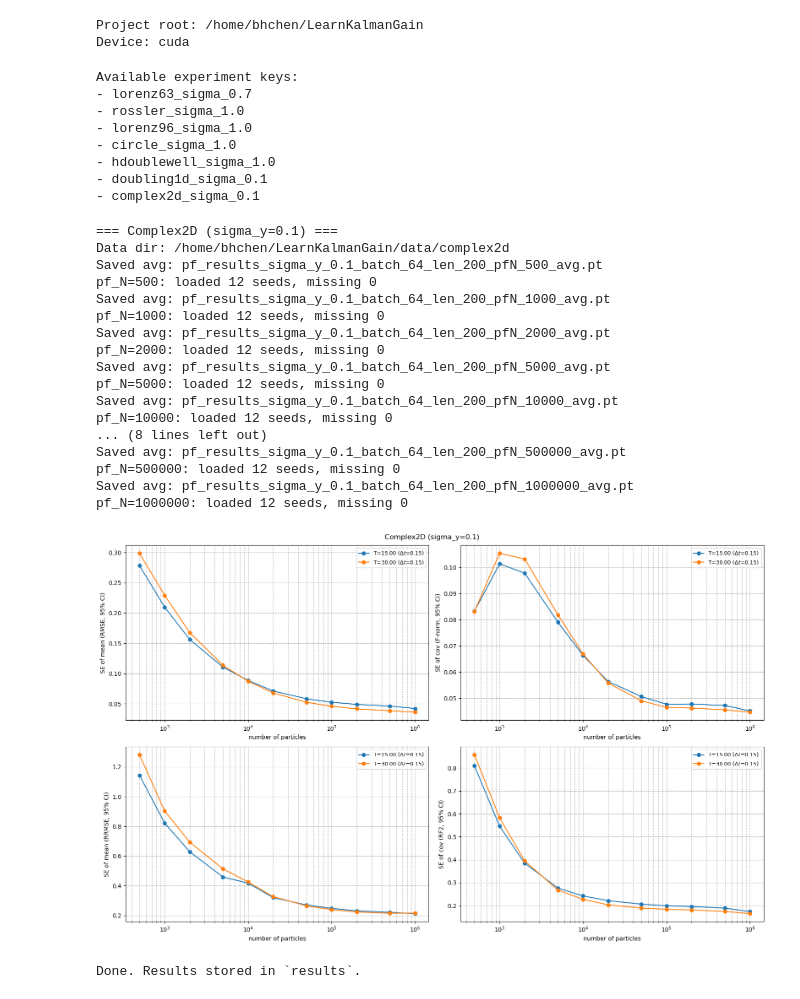
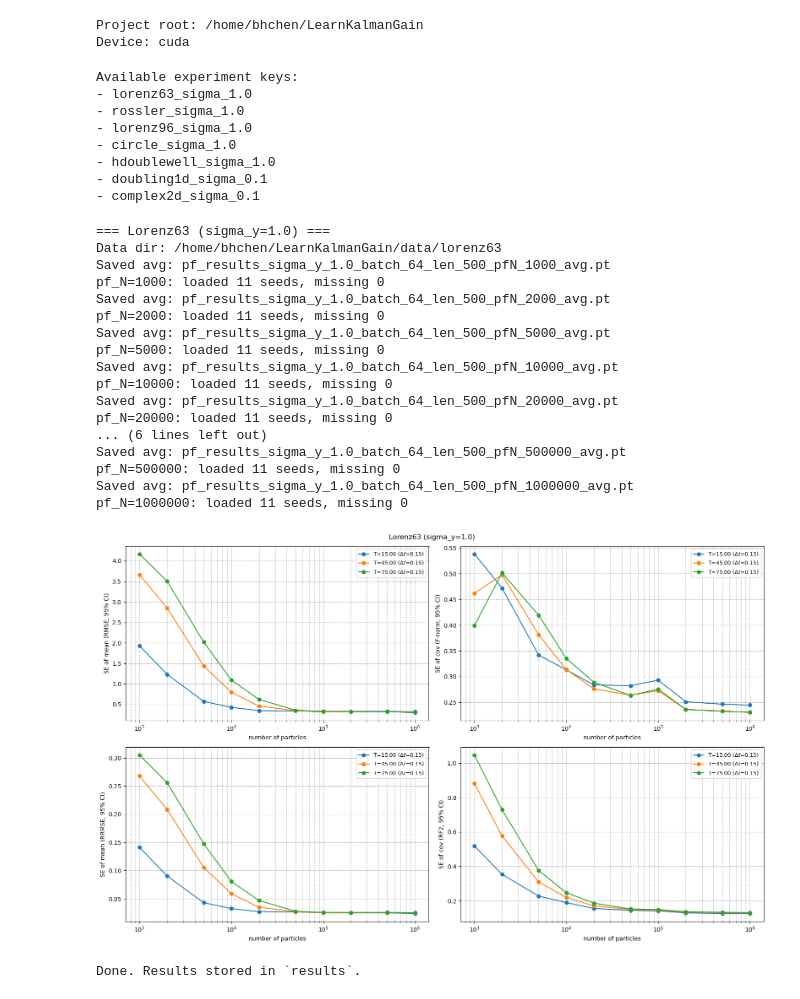
Before and after one commit to wispcarey/Proper-Scoring-Ensemble-Filter, a Jupyter notebook: test_notebooks/pf_exam.ipynb, the cells around one changed output. Saved outputs shown, nothing was run; the diff lists cells and outputs as text; code cells hidden in the pictures.

```diff
--- a/test_notebooks/pf_exam.ipynb
+++ b/test_notebooks/pf_exam.ipynb
@@ -286,10 +286,10 @@ SEEDS_12 = [0, 1, 2, 3, 4, 5, 6, 7, 8, 9, 10, 42]
 SEEDS_100 = list(range(100))
 
 EXPERIMENTS = {
-    "lorenz63_sigma_0.7": ExperimentConfig(
-        name="Lorenz63 (sigma_y=0.7)",
+    "lorenz63_sigma_1.0": ExperimentConfig(
+        name="Lorenz63 (sigma_y=1.0)",
         dataset="lorenz63",
-        sigma_y=0.7,
+        sigma_y=1.0,
         input_len=500,
         pf_N_list=COMMON_PF_N,
         seed_list=SEEDS_11,
@@ -334,7 +334,7 @@ EXPERIMENTS = {
     "doubling1d_sigma_0.1": ExperimentConfig(
         name="Doubling1D (sigma_y=0.1)",
         dataset="doubling1d",
-        sigma_y=0.1,
+        sigma_y=0.2,
         input_len=200,
         output_len=200,
         pf_N_list=COMMON_PF_N,
@@ -345,7 +345,7 @@ EXPERIMENTS = {
     "complex2d_sigma_0.1": ExperimentConfig(
         name="Complex2D (sigma_y=0.1)",
         dataset="complex2d",
-        sigma_y=0.1,
+        sigma_y=0.2,
         input_len=200,
         output_len=200,
         pf_N_list=[500, 1000, 2000, 5000, 10000, 20000, 50000, 100000, 200000, 500000, 1000000],
@@ -359,7 +359,7 @@ for key in EXPERIMENTS:
     print(f"- {key}")
 # %% [output]
 Available experiment keys:
-- lorenz63_sigma_0.7
+- lorenz63_sigma_1.0
 - rossler_sigma_1.0
 - lorenz96_sigma_1.0
 - circle_sigma_1.0
@@ -368,38 +368,38 @@ Available experiment keys:
 - complex2d_sigma_0.1
 # %%
 SELECTED_EXPERIMENTS = [
-    # "lorenz63_sigma_0.7",
+    "lorenz63_sigma_1.0",
     # "rossler_sigma_1.0",
     # "lorenz96_sigma_1.0",
     # "circle_sigma_1.0",
     # "hdoublewell_sigma_1.0",
     # "doubling1d_sigma_0.1",
-    "complex2d_sigma_0.1",
+    # "complex2d_sigma_0.1",
 ]
 
 results = {}
 for exp_key in SELECTED_EXPERIMENTS:
     cfg = EXPERIMENTS[exp_key]
     results[exp_key] = run_experiment(cfg)
 
 print("\nDone. Results stored in `results`.")
 # %% [output]
-=== Complex2D (sigma_y=0.1) ===
-Data dir: /home/bhchen/LearnKalmanGain/data/complex2d
-Saved avg: pf_results_sigma_y_0.1_batch_64_len_200_pfN_500_avg.pt
-pf_N=500: loaded 12 seeds, missing 0
-Saved avg: pf_results_sigma_y_0.1_batch_64_len_200_pfN_1000_avg.pt
-pf_N=1000: loaded 12 seeds, missing 0
-Saved avg: pf_results_sigma_y_0.1_batch_64_len_200_pfN_2000_avg.pt
-pf_N=2000: loaded 12 seeds, missing 0
-Saved avg: pf_results_sigma_y_0.1_batch_64_len_200_pfN_5000_avg.pt
-pf_N=5000: loaded 12 seeds, missing 0
-Saved avg: pf_results_sigma_y_0.1_batch_64_len_200_pfN_10000_avg.pt
-pf_N=10000: loaded 12 seeds, missing 0
-... (8 lines left out)
-Saved avg: pf_results_sigma_y_0.1_batch_64_len_200_pfN_500000_avg.pt
-pf_N=500000: loaded 12 seeds, missing 0
-Saved avg: pf_results_sigma_y_0.1_batch_64_len_200_pfN_1000000_avg.pt
-pf_N=1000000: loaded 12 seeds, missing 0
+=== Lorenz63 (sigma_y=1.0) ===
+Data dir: /home/bhchen/LearnKalmanGain/data/lorenz63
+Saved avg: pf_results_sigma_y_1.0_batch_64_len_500_pfN_1000_avg.pt
+pf_N=1000: loaded 11 seeds, missing 0
+Saved avg: pf_results_sigma_y_1.0_batch_64_len_500_pfN_2000_avg.pt
+pf_N=2000: loaded 11 seeds, missing 0
+Saved avg: pf_results_sigma_y_1.0_batch_64_len_500_pfN_5000_avg.pt
+pf_N=5000: loaded 11 seeds, missing 0
+Saved avg: pf_results_sigma_y_1.0_batch_64_len_500_pfN_10000_avg.pt
+pf_N=10000: loaded 11 seeds, missing 0
+Saved avg: pf_results_sigma_y_1.0_batch_64_len_500_pfN_20000_avg.pt
+pf_N=20000: loaded 11 seeds, missing 0
+... (6 lines left out)
+Saved avg: pf_results_sigma_y_1.0_batch_64_len_500_pfN_500000_avg.pt
+pf_N=500000: loaded 11 seeds, missing 0
+Saved avg: pf_results_sigma_y_1.0_batch_64_len_500_pfN_1000000_avg.pt
+pf_N=1000000: loaded 11 seeds, missing 0
-[figure, old version]
+[figure, new version]
 Done. Results stored in `results`.
```
Also changed, not shown: 20 other files.
